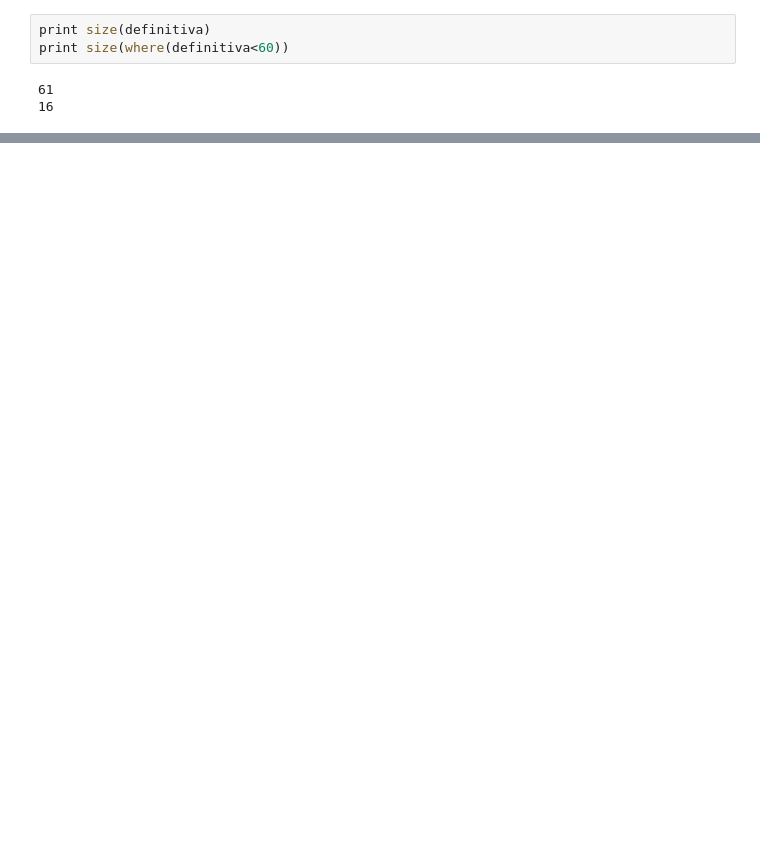
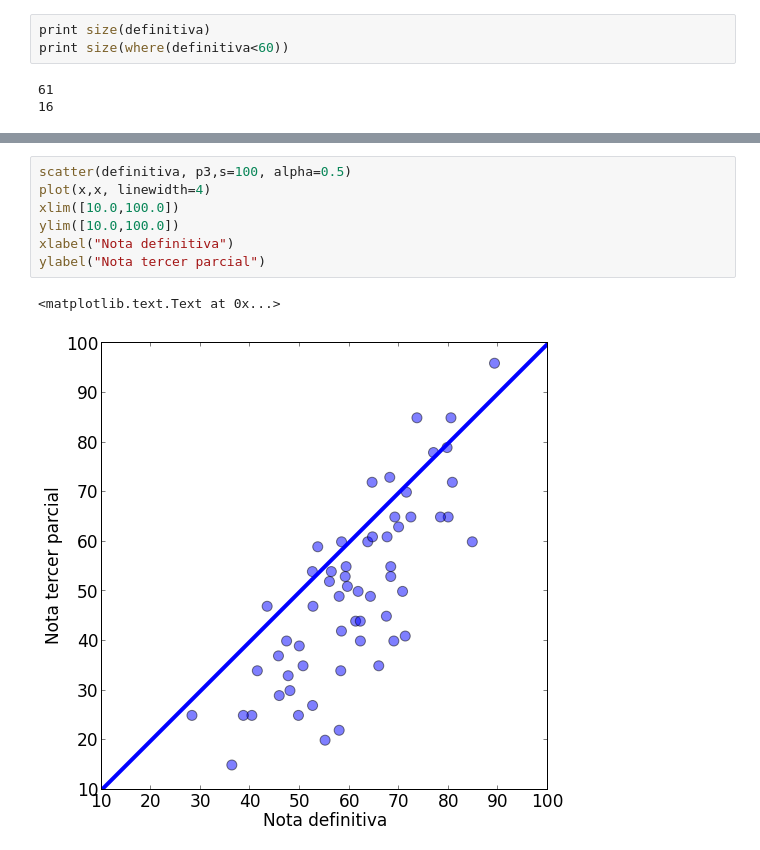
Before and after one commit to forero/CoursePerformance, a Jupyter notebook: src/analysis.ipynb, the cells around one changed output, grey strips where cells are left out. Drawn from its saved outputs; the diff is of its cells as text; blank space fills up the shorter version.

```diff
--- a/src/analysis.ipynb
+++ b/src/analysis.ipynb
@@ -126,0 +119,10 @@ print average(ave)
+# %%
+scatter(definitiva, p3,s=100, alpha=0.5)
+plot(x,x, linewidth=4)
+xlim([10.0,100.0])
+ylim([10.0,100.0])
+xlabel("Nota definitiva")
+ylabel("Nota tercer parcial")
+# %% [output]
+<matplotlib.text.Text at 0x...>
+[figure, added]
```
Also changed, not shown: parts of 12 cells of this notebook.
